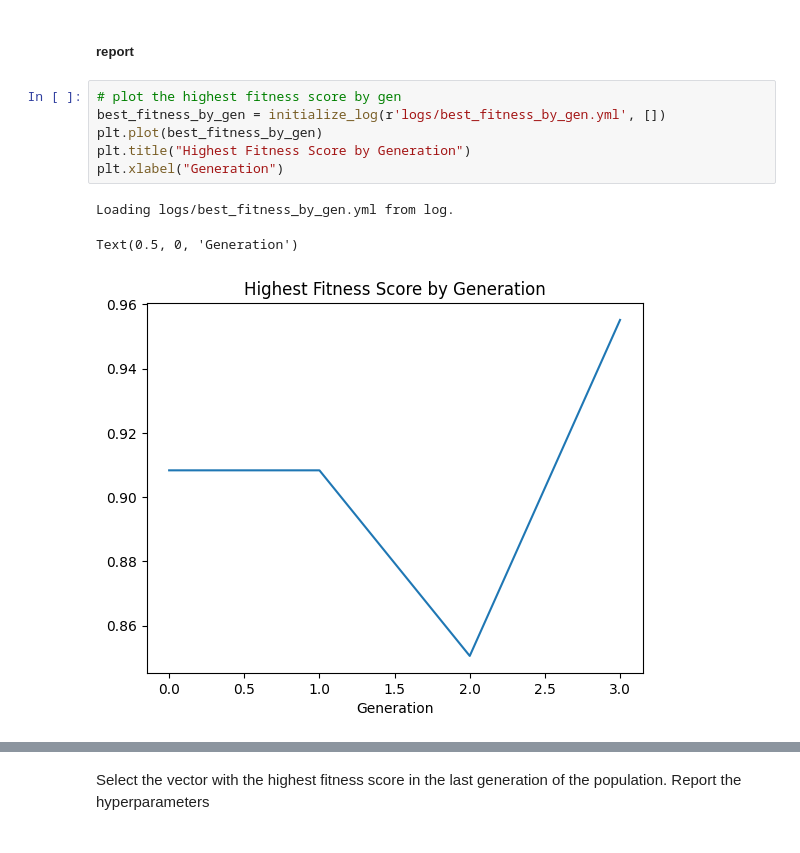
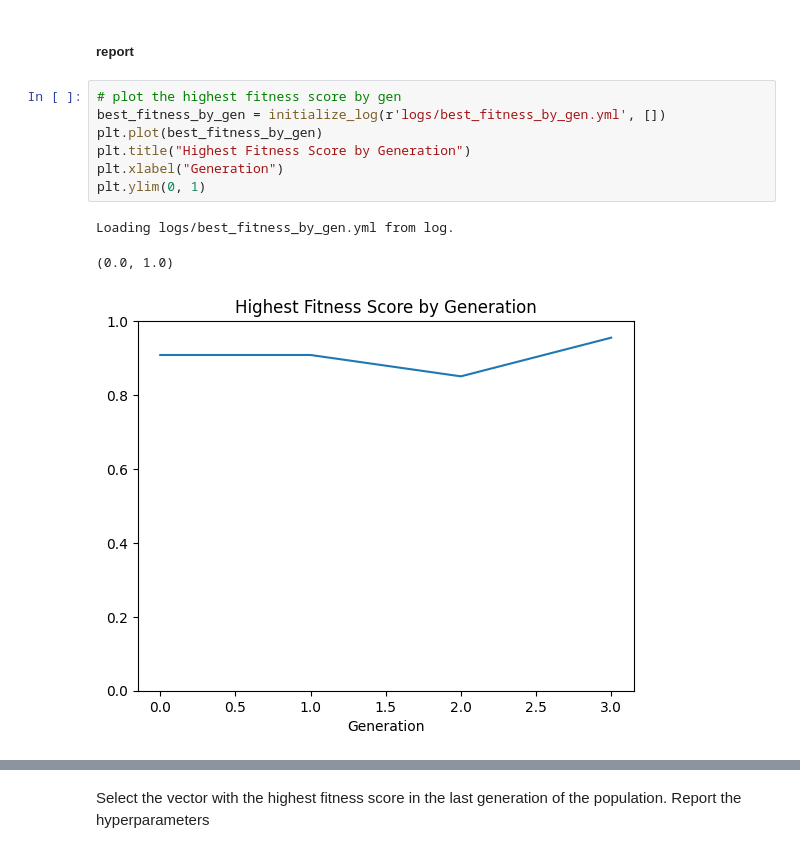
Before and after one commit to DLI1996/adv-algo-hw4, a Jupyter notebook: hw4.ipynb, the cells around one changed output, grey strips where cells are left out. Drawn from its saved outputs; the diff is of its cells as text.

```diff
--- a/hw4.ipynb
+++ b/hw4.ipynb
@@ -700,13 +702,14 @@ Plot the average and the highest fitness score of the population versus the gene
 # %%
 # plot the highest fitness score by gen
 best_fitness_by_gen = initialize_log(r'logs/best_fitness_by_gen.yml', [])
 plt.plot(best_fitness_by_gen)
 plt.title("Highest Fitness Score by Generation")
 plt.xlabel("Generation")
+plt.ylim(0, 1)
 # %% [output]
 Loading logs/best_fitness_by_gen.yml from log.
-Text(0.5, 0, 'Generation')
+(0.0, 1.0)
-[figure, old version]
+[figure, new version]
 # %%
 # plot the average best fitness score by gen
 avg_fitness_by_gen = initialize_log(r'logs/avg_fitness_by_gen.yml', [])
```
Also changed, not shown: parts of 23 cells of this notebook, 1 other file.
